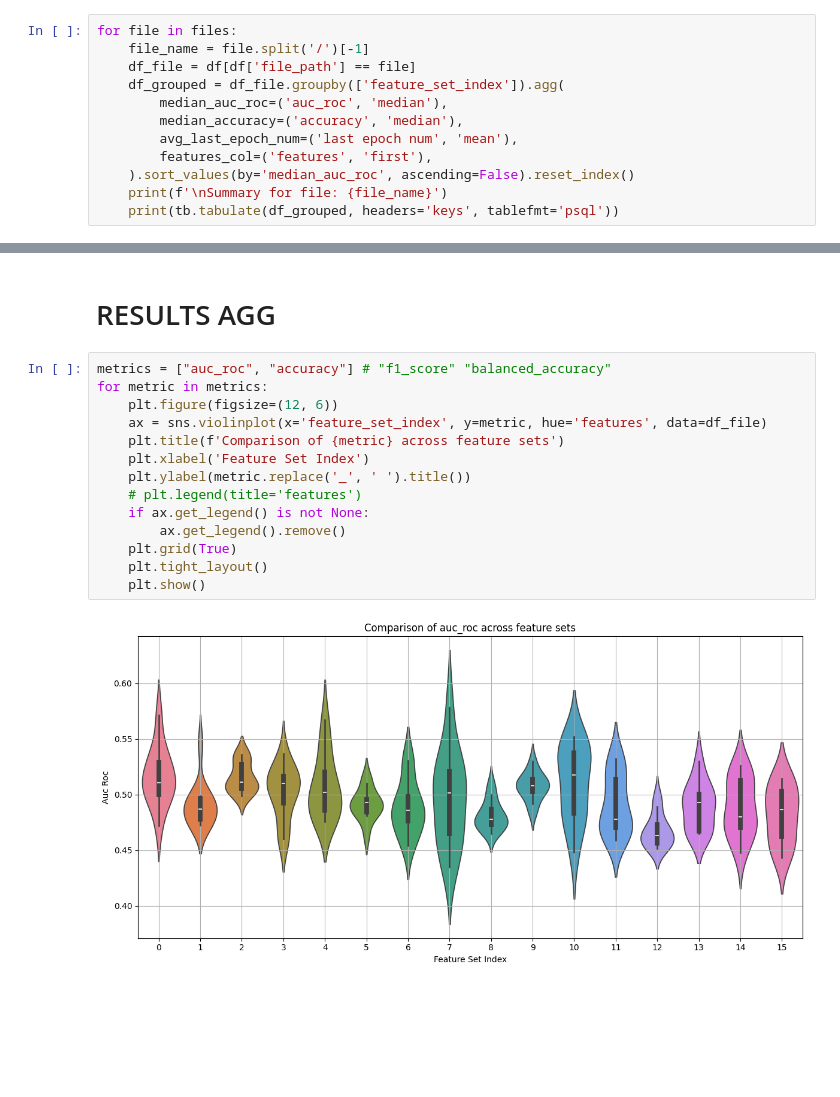
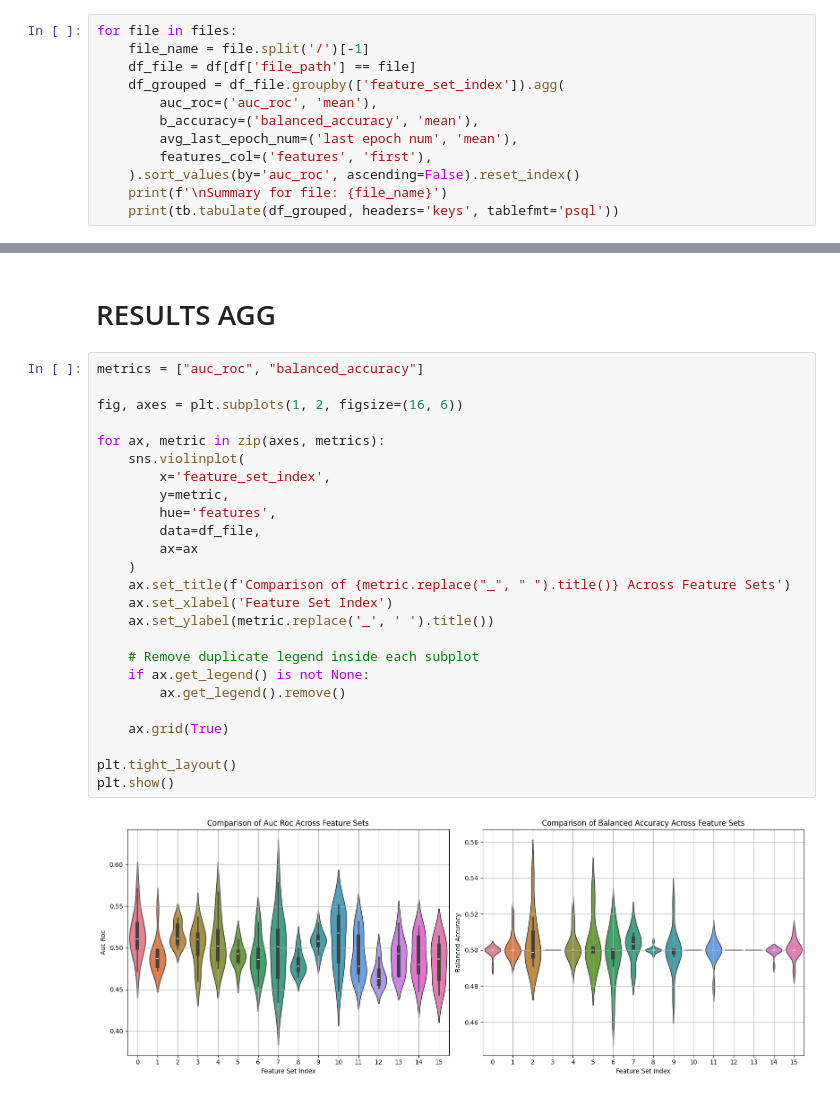
Before and after one commit to CenturionTheMan/WhiteRock, a Jupyter notebook: src/indicators_data_analis.ipynb, the cells around one changed output, grey strips where cells are left out. Cells and saved outputs as stored; diff of their text form; blank space fills up the shorter version.

```diff
--- a/src/indicators_data_analis.ipynb
+++ b/src/indicators_data_analis.ipynb
@@ -104,11 +104,11 @@ for file in files:
     file_name = file.split('/')[-1]
     df_file = df[df['file_path'] == file]
     df_grouped = df_file.groupby(['feature_set_index']).agg(
-        median_auc_roc=('auc_roc', 'median'),
-        median_accuracy=('accuracy', 'median'),
+        auc_roc=('auc_roc', 'mean'),
+        b_accuracy=('balanced_accuracy', 'mean'),
         avg_last_epoch_num=('last epoch num', 'mean'),
         features_col=('features', 'first'),
-    ).sort_values(by='median_auc_roc', ascending=False).reset_index()
+    ).sort_values(by='auc_roc', ascending=False).reset_index()
     print(f'\nSummary for file: {file_name}')
     print(tb.tabulate(df_grouped, headers='keys', tablefmt='psql'))
 # %% [output]
@@ -132,18 +132,29 @@ Summary for file: AAPL_1h.csv
 # %% [markdown]
 # RESULTS AGG
 # %%
-metrics = ["auc_roc", "accuracy"] # "f1_score" "balanced_accuracy"
-for metric in metrics:
-    plt.figure(figsize=(12, 6))
-    ax = sns.violinplot(x='feature_set_index', y=metric, hue='features', data=df_file)
-    plt.title(f'Comparison of {metric} across feature sets')
-    plt.xlabel('Feature Set Index')
-    plt.ylabel(metric.replace('_', ' ').title())
-    # plt.legend(title='features')
+metrics = ["auc_roc", "balanced_accuracy"]
+
+fig, axes = plt.subplots(1, 2, figsize=(16, 6))
+
+for ax, metric in zip(axes, metrics):
+    sns.violinplot(
+        x='feature_set_index',
+        y=metric,
+        hue='features',
+        data=df_file,
+        ax=ax
+    )
+    ax.set_title(f'Comparison of {metric.replace("_", " ").title()} Across Feature Sets')
+    ax.set_xlabel('Feature Set Index')
+    ax.set_ylabel(metric.replace('_', ' ').title())
+
+    # Remove duplicate legend inside each subplot
     if ax.get_legend() is not None:
         ax.get_legend().remove()
-    plt.grid(True)
-    plt.tight_layout()
-    plt.show()
+
+    ax.grid(True)
+
+plt.tight_layout()
+plt.show()
 # %% [output]
-[figure, old version]
+[figure, new version]
```
Also changed, not shown: parts of 9 cells of this notebook.
